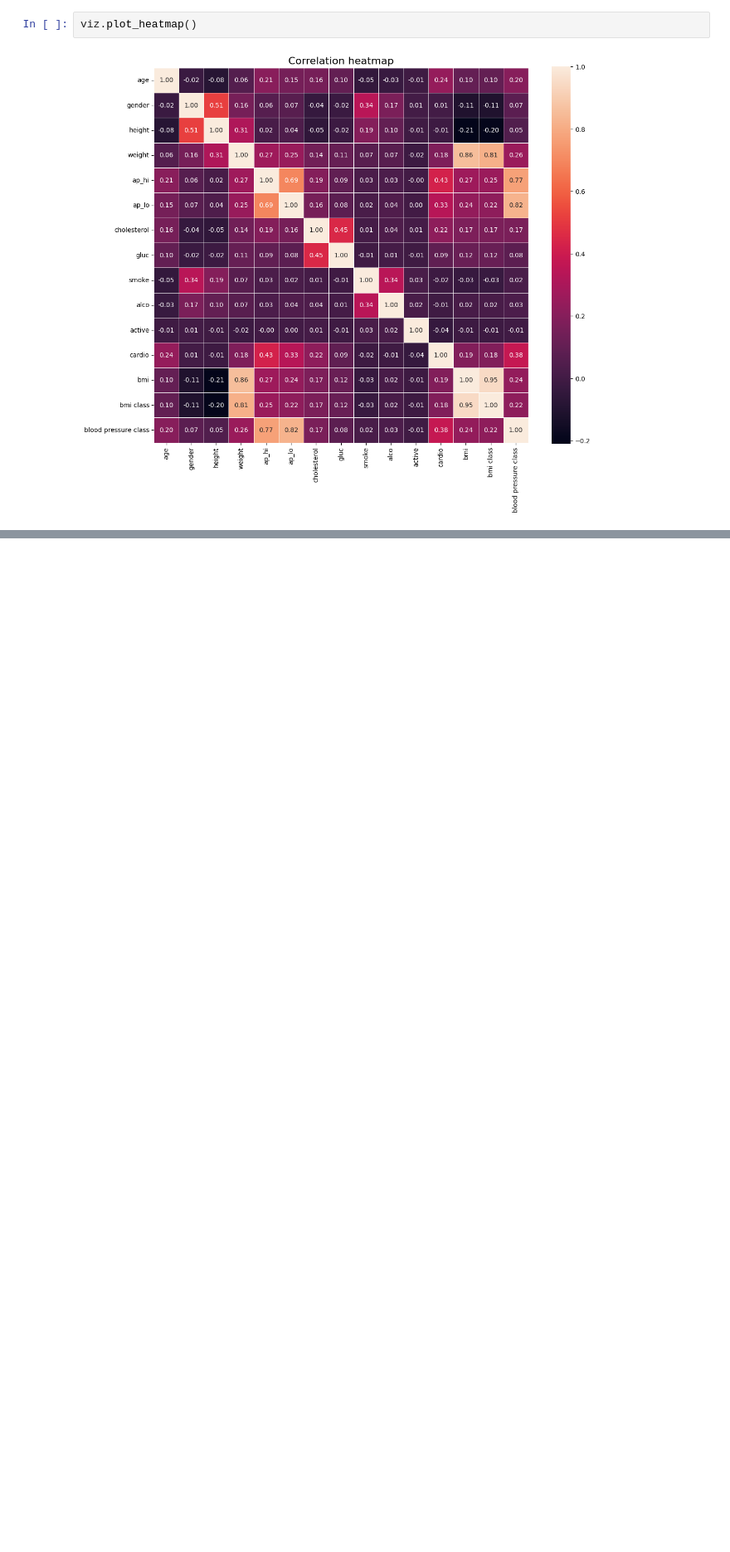
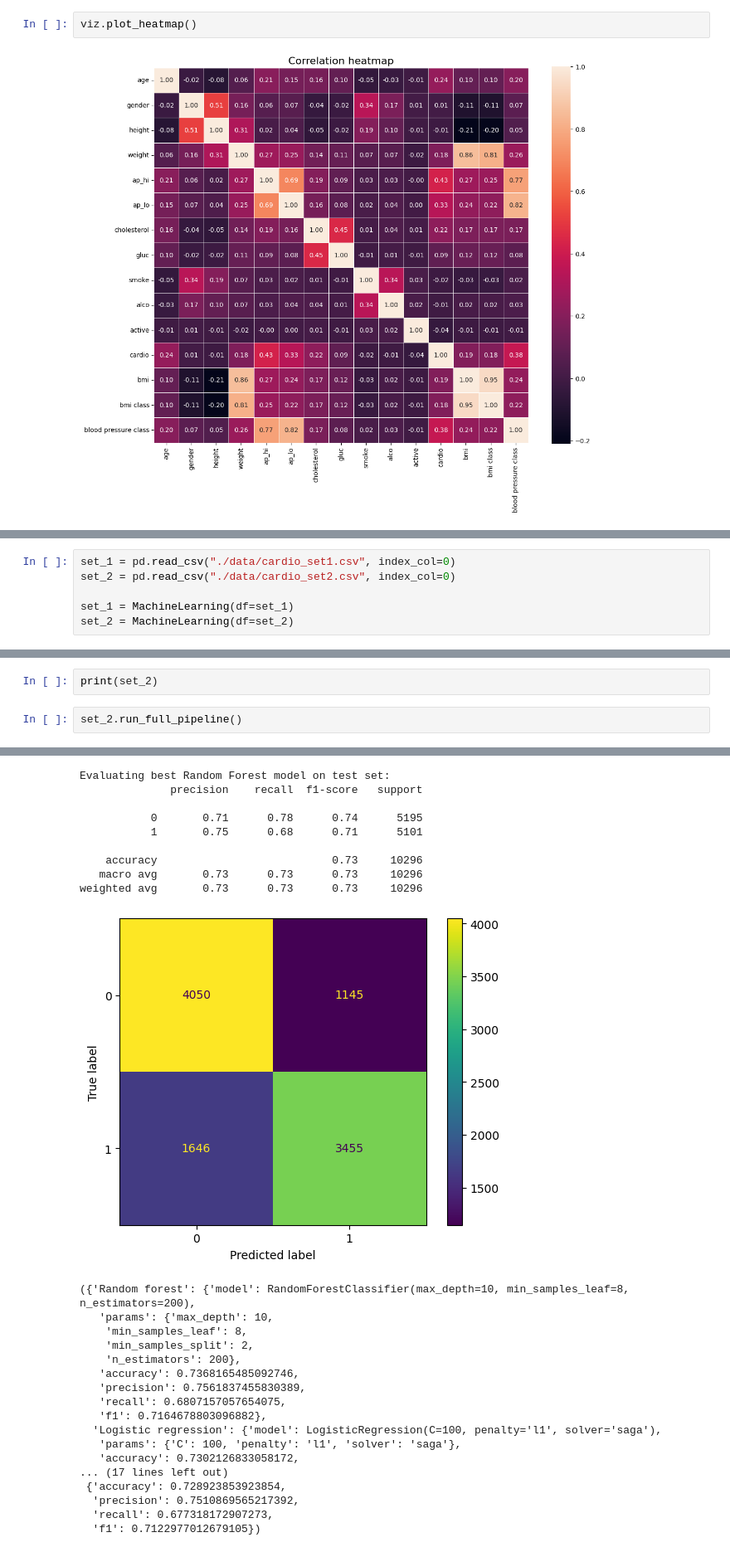
Before and after one commit to Ludwilton/Medical-predictions-lab, a Jupyter notebook: lab_report.ipynb, the cells around one changed output, grey strips where cells are left out. Shown at 83% size. Drawn from its saved outputs; the diff is of its cells as text; blank space fills up the shorter version.

```diff
--- a/lab_report.ipynb
+++ b/lab_report.ipynb
@@ -118,0 +109,6 @@ df2.to_csv("./data/cardio_set2.csv")
+# %%
+set_1 = pd.read_csv("./data/cardio_set1.csv", index_col=0)
+set_2 = pd.read_csv("./data/cardio_set2.csv", index_col=0)
+
+set_1 = MachineLearning(df=set_1)
+set_2 = MachineLearning(df=set_2)
@@ -118,0 +119,5 @@ df2.to_csv("./data/cardio_set2.csv")
+# %%
+print(set_2)
+# %%
+set_2.run_full_pipeline()
+# %% [output]
@@ -118,0 +141,27 @@ df2.to_csv("./data/cardio_set2.csv")
+Evaluating best Random Forest model on test set:
+              precision    recall  f1-score   support
+
+           0       0.71      0.78      0.74      5195
+           1       0.75      0.68      0.71      5101
+
+    accuracy                           0.73     10296
+   macro avg       0.73      0.73      0.73     10296
+weighted avg       0.73      0.73      0.73     10296
+[figure, added]
+({'Random forest': {'model': RandomForestClassifier(max_depth=10, min_samples_leaf=8, n_estimators=200),
+   'params': {'max_depth': 10,
+    'min_samples_leaf': 8,
+    'min_samples_split': 2,
+    'n_estimators': 200},
+   'accuracy': 0.7368165485092746,
+   'precision': 0.7561837455830389,
+   'recall': 0.6807157057654075,
+   'f1': 0.7164678803096882},
+  'Logistic regression': {'model': LogisticRegression(C=100, penalty='l1', solver='saga'),
+   'params': {'C': 100, 'penalty': 'l1', 'solver': 'saga'},
+   'accuracy': 0.7302126833058172,
+... (17 lines left out)
+ {'accuracy': 0.728923853923854,
+  'precision': 0.7510869565217392,
+  'recall': 0.677318172907273,
+  'f1': 0.7122977012679105})
```
Also changed, not shown: parts of 9 cells of this notebook, 6 other files.
